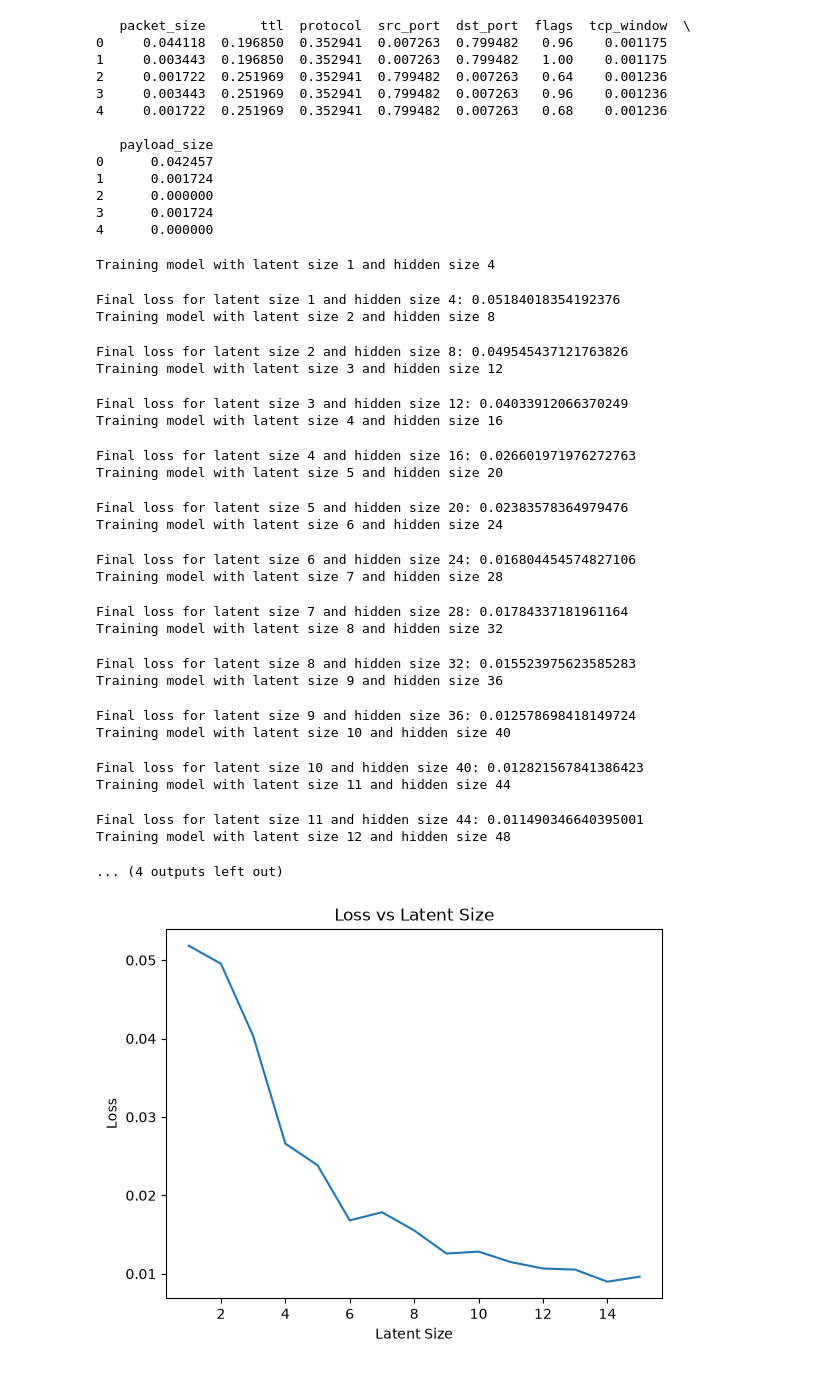
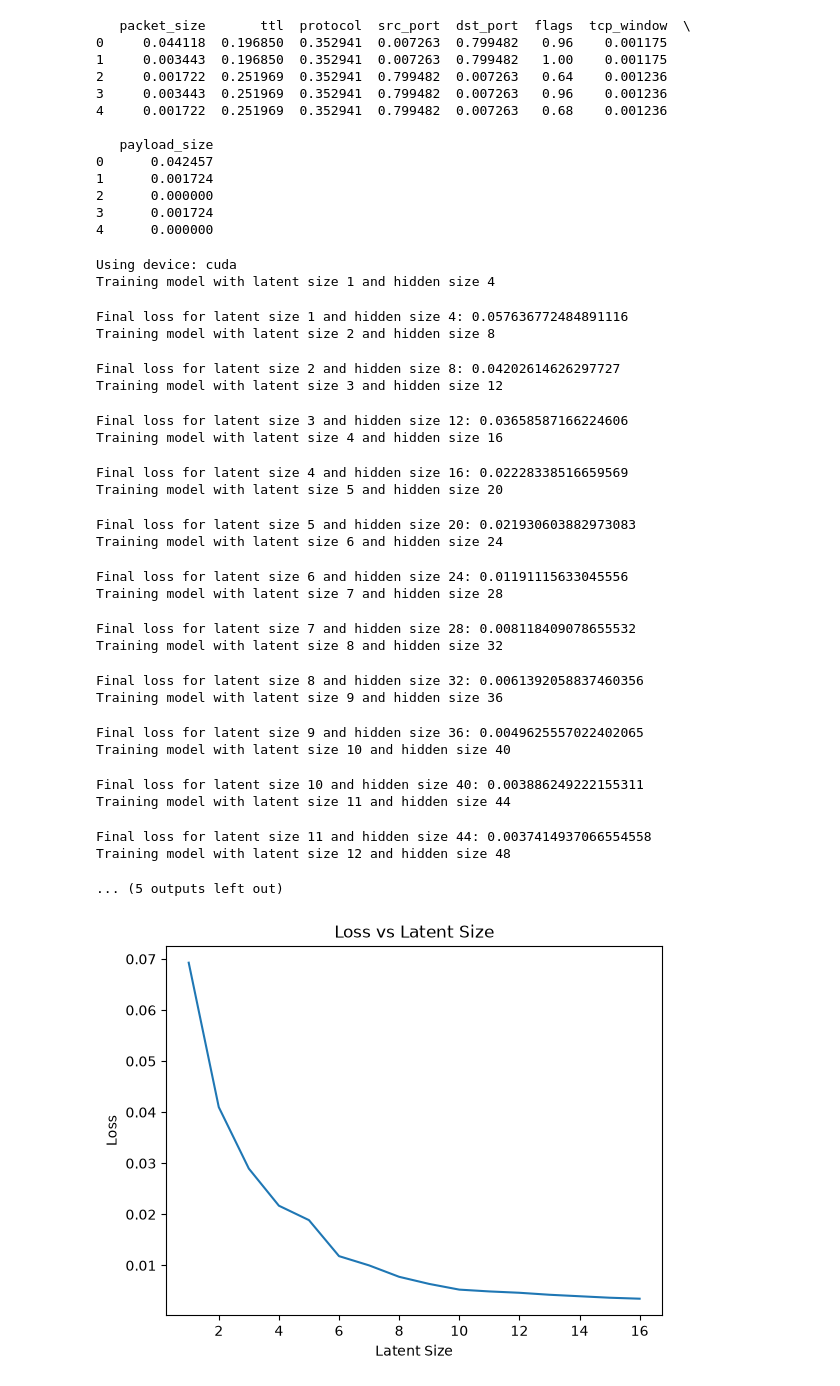
Before and after one commit to gespel/MicroNeuralNetworks, a Jupyter notebook: model-generator/explore.ipynb, the cells around one changed output. Saved outputs shown, nothing was run; the diff lists cells and outputs as text; code cells hidden in the pictures.

```diff
--- a/model-generator/explore.ipynb
+++ b/model-generator/explore.ipynb
@@ -82,12 +82,15 @@ class BinaryAutoencoder(nn.Module):
 import numpy as np
 import tqdm
 
-x = torch.tensor(train_dataset.to_numpy(dtype=np.float32))
+device = torch.device("cuda" if torch.cuda.is_available() else "cpu")
+print(f"Using device: {device}")
+
+x = torch.tensor(train_dataset.to_numpy(dtype=np.float32)).to(device)
 def train_test_model(data, size):
-    model = BinaryAutoencoder(input_size=data.shape[1], hidden_size=size*4, latent_size=size)
+    model = BinaryAutoencoder(input_size=data.shape[1], hidden_size=size*4, latent_size=size).to(device)
     optimizer = torch.optim.Adam(model.parameters(), lr=1e-3)
 
-    epochs = 5000
+    epochs = 40000
     pbar = tqdm.tqdm(range(epochs))
     losses = []
     for epoch in pbar:
@@ -108,37 +111,38 @@ for i in range(1, 17):
     measured_losses.append(loss)
     print(f"Final loss for latent size {i} and hidden size {i*4}: {loss}")
 # %% [output]
+Using device: cuda
 Training model with latent size 1 and hidden size 4
-Final loss for latent size 1 and hidden size 4: 0.05184018354192376
+Final loss for latent size 1 and hidden size 4: 0.057636772484891116
 Training model with latent size 2 and hidden size 8
-Final loss for latent size 2 and hidden size 8: 0.049545437121763826
+Final loss for latent size 2 and hidden size 8: 0.04202614626297727
 Training model with latent size 3 and hidden size 12
-Final loss for latent size 3 and hidden size 12: 0.04033912066370249
+Final loss for latent size 3 and hidden size 12: 0.03658587166224606
 Training model with latent size 4 and hidden size 16
-Final loss for latent size 4 and hidden size 16: 0.026601971976272763
+Final loss for latent size 4 and hidden size 16: 0.02228338516659569
 Training model with latent size 5 and hidden size 20
-Final loss for latent size 5 and hidden size 20: 0.02383578364979476
+Final loss for latent size 5 and hidden size 20: 0.021930603882973083
 Training model with latent size 6 and hidden size 24
-Final loss for latent size 6 and hidden size 24: 0.016804454574827106
+Final loss for latent size 6 and hidden size 24: 0.01191115633045556
 Training model with latent size 7 and hidden size 28
-Final loss for latent size 7 and hidden size 28: 0.01784337181961164
+Final loss for latent size 7 and hidden size 28: 0.008118409078655532
 Training model with latent size 8 and hidden size 32
-Final loss for latent size 8 and hidden size 32: 0.015523975623585283
+Final loss for latent size 8 and hidden size 32: 0.0061392058837460356
 Training model with latent size 9 and hidden size 36
-Final loss for latent size 9 and hidden size 36: 0.012578698418149724
+Final loss for latent size 9 and hidden size 36: 0.0049625557022402065
 Training model with latent size 10 and hidden size 40
-Final loss for latent size 10 and hidden size 40: 0.012821567841386423
+Final loss for latent size 10 and hidden size 40: 0.003886249222155311
 Training model with latent size 11 and hidden size 44
-Final loss for latent size 11 and hidden size 44: 0.011490346640395001
+Final loss for latent size 11 and hidden size 44: 0.0037414937066554558
 Training model with latent size 12 and hidden size 48
-... (4 outputs left out)
+... (5 outputs left out)
 # %%
 from matplotlib import pyplot as plt
 
-plt.plot(range(1, 16), measured_losses)
+plt.plot(range(1, 17), measured_losses)
 plt.xlabel("Latent Size")
 plt.ylabel("Loss")
 plt.title("Loss vs Latent Size")
 plt.show()
 # %% [output]
-[figure, old version]
+[figure, new version]
```
